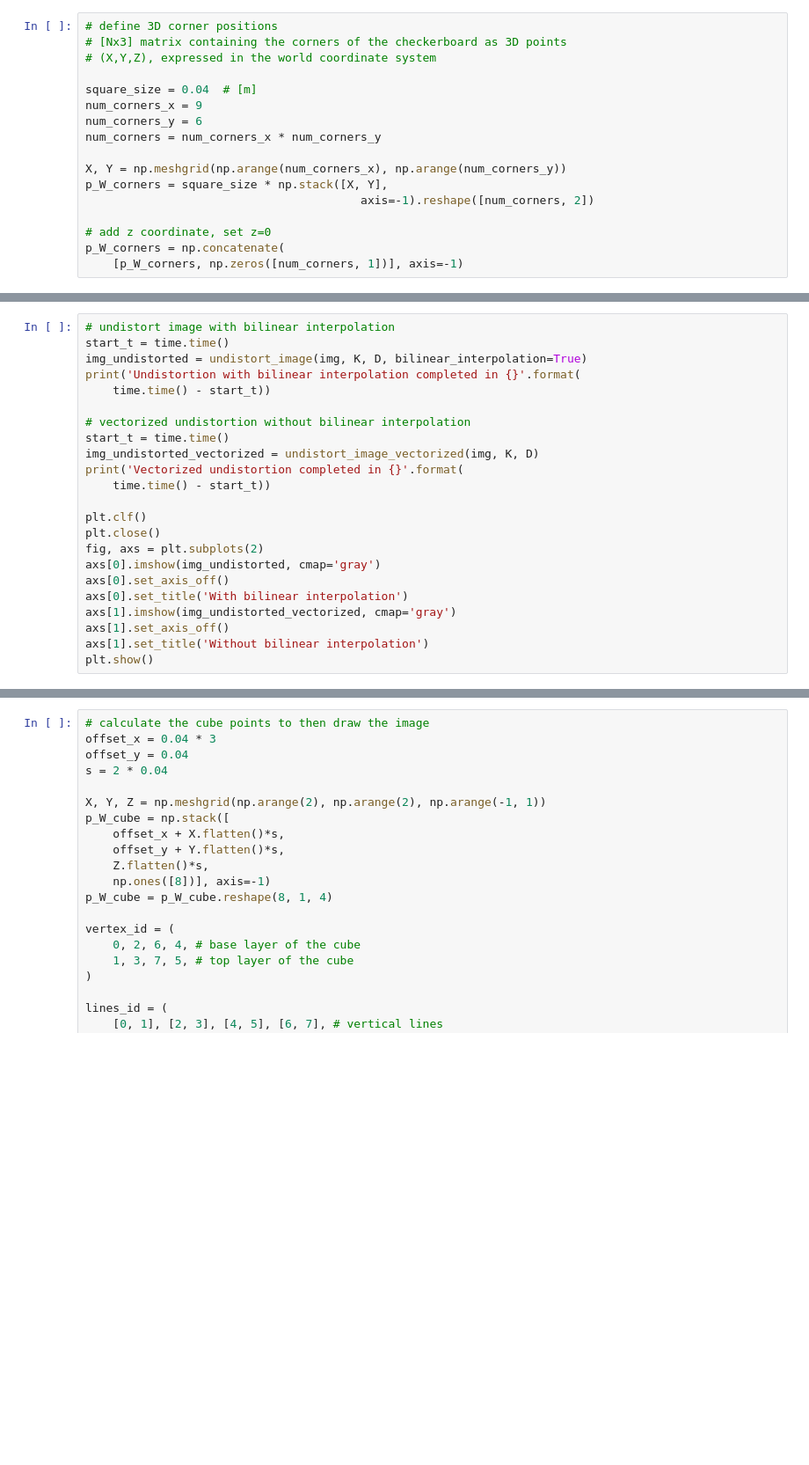
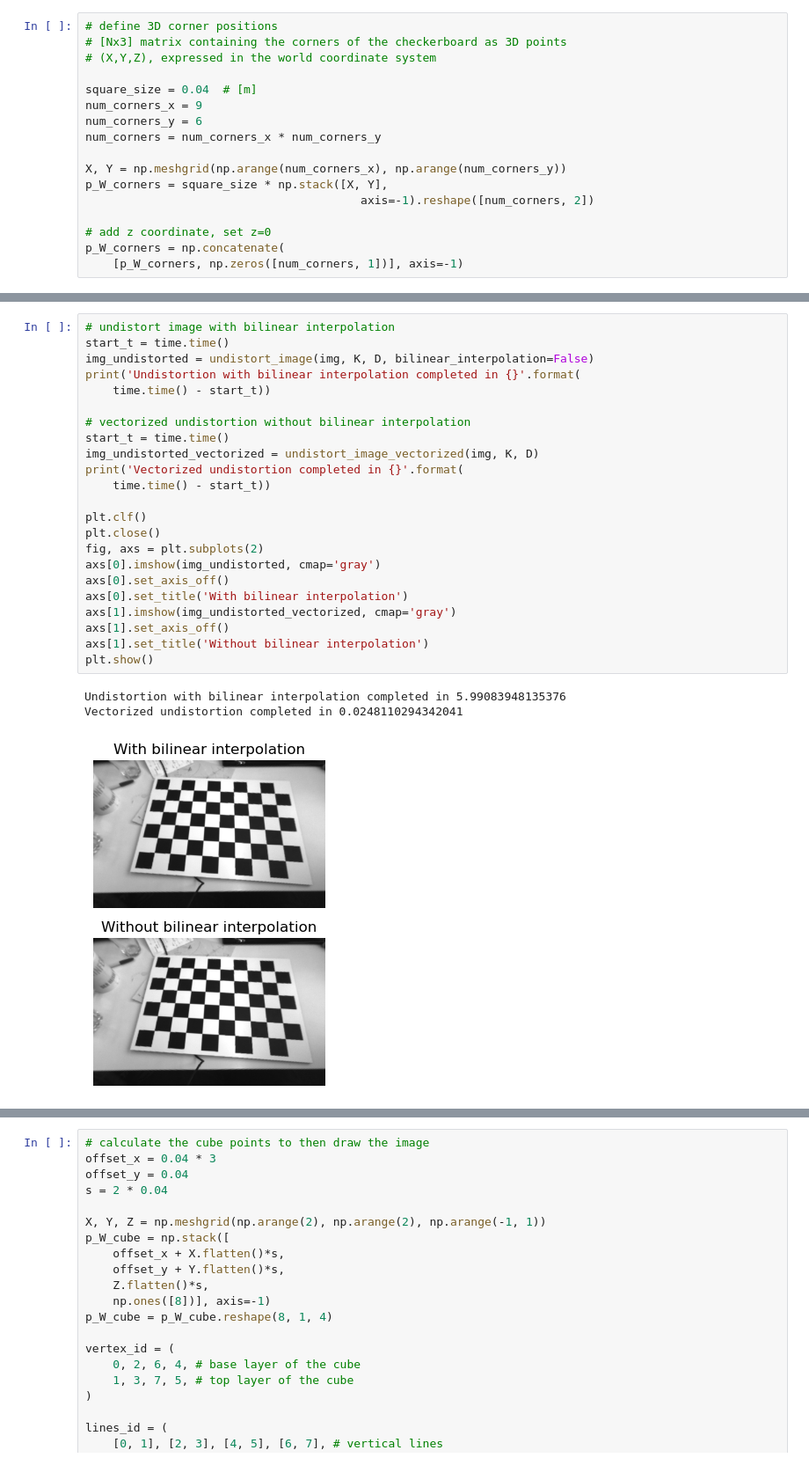
Before and after one commit to youngj98/hyu-2024-aue8089-pa2, a Jupyter notebook: 1_wireframe_cube.ipynb, the cells around one changed output, grey strips where cells are left out. Shown: that part at 88% size. Drawn from its saved outputs; the diff is of its cells as text; blank space fills up the shorter version.

```diff
--- a/1_wireframe_cube.ipynb
+++ b/1_wireframe_cube.ipynb
@@ -68,26 +70,30 @@ plt.show()
 # %%
 # undistort image with bilinear interpolation
 start_t = time.time()
-img_undistorted = undistort_image(img, K, D, bilinear_interpolation=True)
+img_undistorted = undistort_image(img, K, D, bilinear_interpolation=False)
 print('Undistortion with bilinear interpolation completed in {}'.format(
     time.time() - start_t))
 
 # vectorized undistortion without bilinear interpolation
 start_t = time.time()
 img_undistorted_vectorized = undistort_image_vectorized(img, K, D)
 print('Vectorized undistortion completed in {}'.format(
     time.time() - start_t))
 
 plt.clf()
 plt.close()
 fig, axs = plt.subplots(2)
 axs[0].imshow(img_undistorted, cmap='gray')
 axs[0].set_axis_off()
 axs[0].set_title('With bilinear interpolation')
 axs[1].imshow(img_undistorted_vectorized, cmap='gray')
 axs[1].set_axis_off()
 axs[1].set_title('Without bilinear interpolation')
 plt.show()
+# %% [output]
+Undistortion with bilinear interpolation completed in 5.99083948135376
+Vectorized undistortion completed in 0.0248110294342041
+[figure, added]
 # %%
 # calculate the cube points to then draw the image
 offset_x = 0.04 * 3
```
Also changed, not shown: parts of 4 cells of this notebook, 11 other files.
